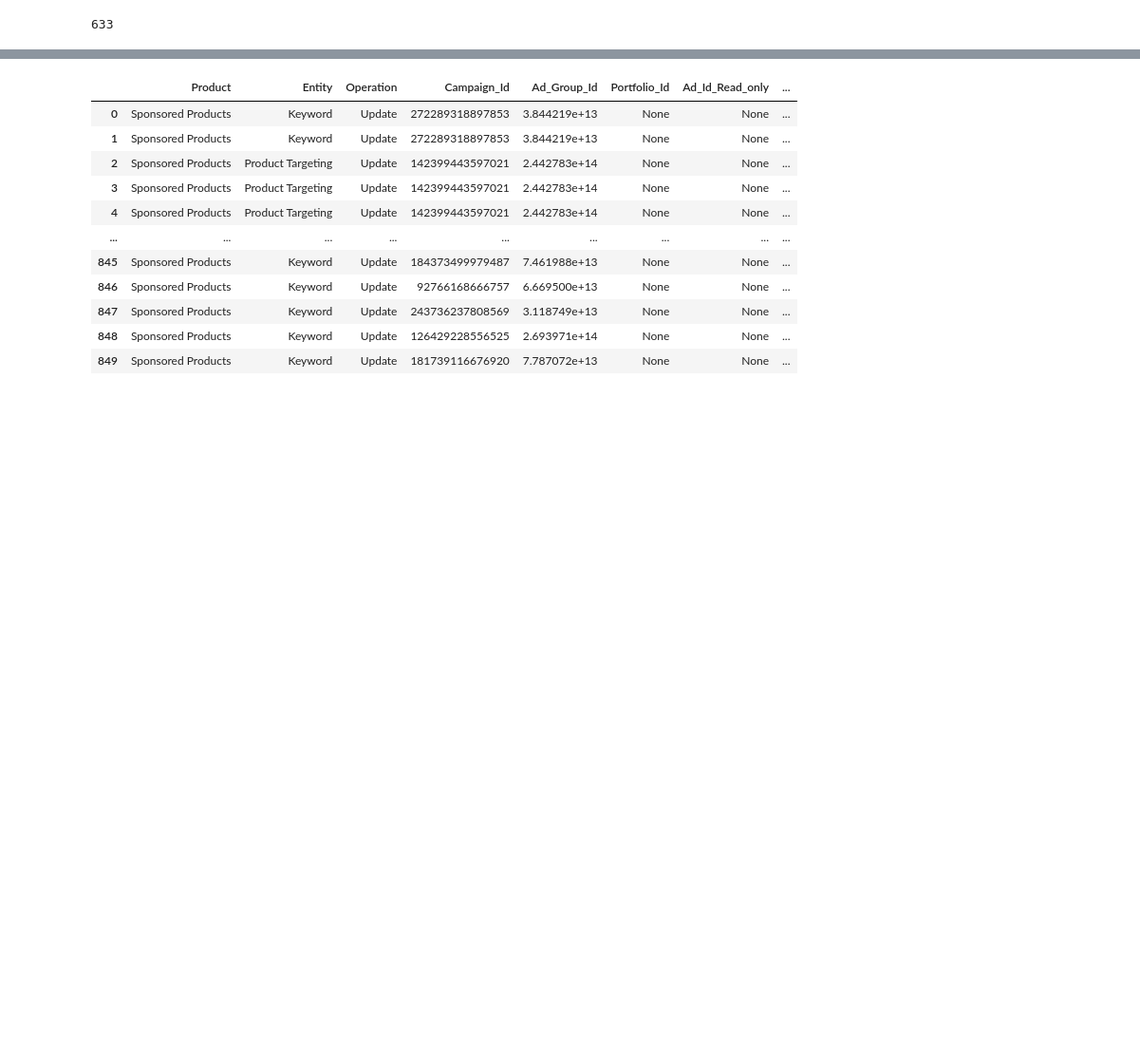
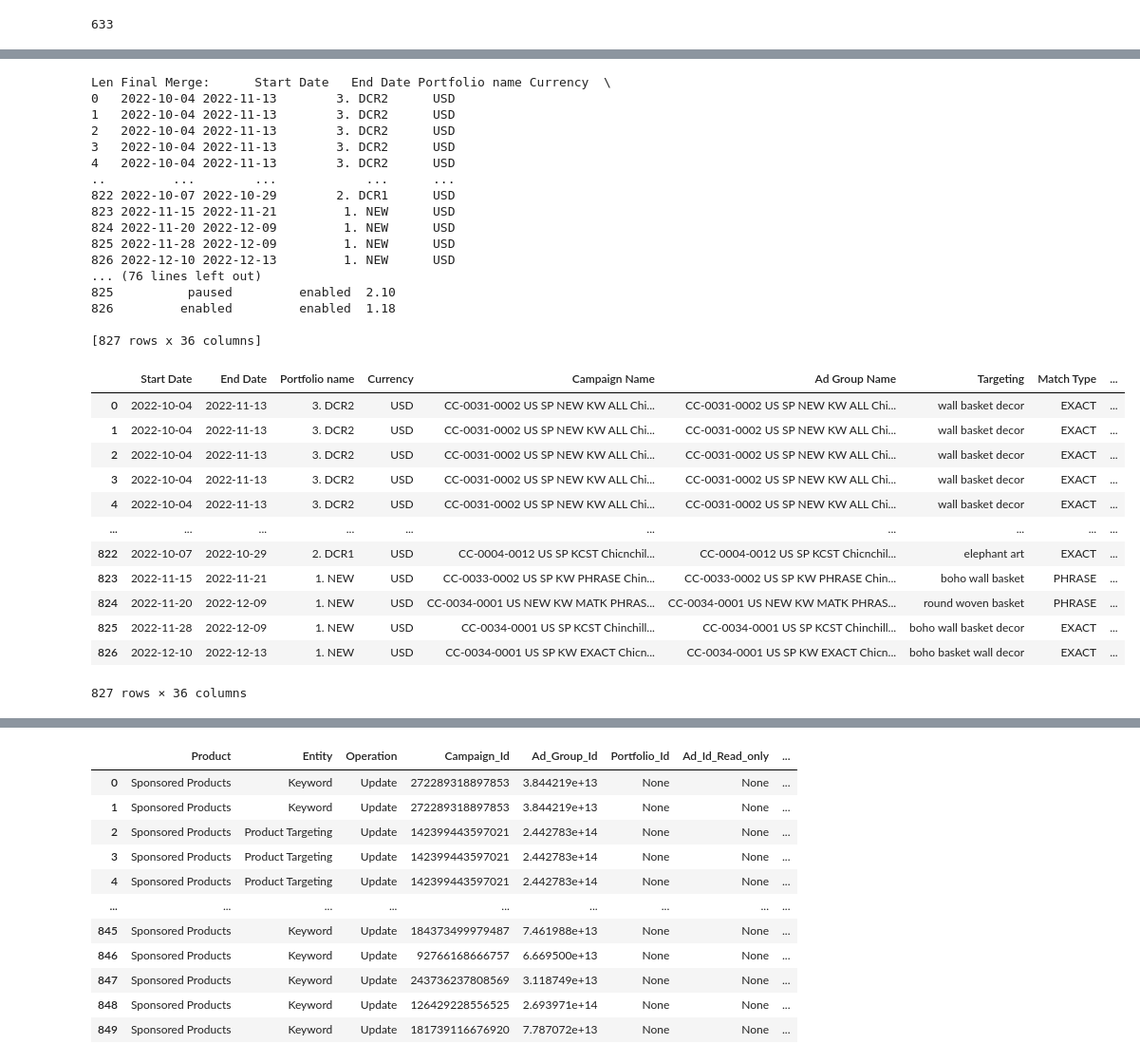
Before and after one commit to KDool/Ads-aws-excel, a Jupyter notebook: Code/down_bid.ipynb, the cells around one changed output, grey strips where cells are left out. Shown: that part at 95% size. Cells and saved outputs as stored; diff of their text form; code cells hidden in the pictures; blank space fills up the shorter version.

```diff
--- a/Code/down_bid.ipynb
+++ b/Code/down_bid.ipynb
@@ -99,3 +133,37 @@ df_merge
+# %%
+df_final_merge = get_keyword_Bid(filter_withCamID=df_merge,bulk_df=df_bulk)
+df_final_merge
+# %% [output]
+Len Final Merge:      Start Date   End Date Portfolio name Currency  \
+0   2022-10-04 2022-11-13        3. DCR2      USD
+1   2022-10-04 2022-11-13        3. DCR2      USD
+2   2022-10-04 2022-11-13        3. DCR2      USD
+3   2022-10-04 2022-11-13        3. DCR2      USD
+4   2022-10-04 2022-11-13        3. DCR2      USD
+..         ...        ...            ...      ...
+822 2022-10-07 2022-10-29        2. DCR1      USD
+823 2022-11-15 2022-11-21         1. NEW      USD
+824 2022-11-20 2022-12-09         1. NEW      USD
+825 2022-11-28 2022-12-09         1. NEW      USD
+826 2022-12-10 2022-12-13         1. NEW      USD
+... (76 lines left out)
+825          paused         enabled  2.10
+826         enabled         enabled  1.18
+
+[827 rows x 36 columns]
+|  | Start Date | End Date | Portfolio name | Currency | Campaign Name | Ad Group Name | Targeting | Match Type | ... |
+| 0 | 2022-10-04 | 2022-11-13 | 3. DCR2 | USD | CC-0031-0002 US SP NEW KW ALL Chi... | CC-0031-0002 US SP NEW KW ALL Chi... | wall basket decor | EXACT | ... |
+| 1 | 2022-10-04 | 2022-11-13 | 3. DCR2 | USD | CC-0031-0002 US SP NEW KW ALL Chi... | CC-0031-0002 US SP NEW KW ALL Chi... | wall basket decor | EXACT | ... |
+| 2 | 2022-10-04 | 2022-11-13 | 3. DCR2 | USD | CC-0031-0002 US SP NEW KW ALL Chi... | CC-0031-0002 US SP NEW KW ALL Chi... | wall basket decor | EXACT | ... |
+| 3 | 2022-10-04 | 2022-11-13 | 3. DCR2 | USD | CC-0031-0002 US SP NEW KW ALL Chi... | CC-0031-0002 US SP NEW KW ALL Chi... | wall basket decor | EXACT | ... |
+| 4 | 2022-10-04 | 2022-11-13 | 3. DCR2 | USD | CC-0031-0002 US SP NEW KW ALL Chi... | CC-0031-0002 US SP NEW KW ALL Chi... | wall basket decor | EXACT | ... |
+| ... | ... | ... | ... | ... | ... | ... | ... | ... | ... |
+| 822 | 2022-10-07 | 2022-10-29 | 2. DCR1 | USD | CC-0004-0012 US SP KCST Chicnchil... | CC-0004-0012 US SP KCST Chicnchil... | elephant art | EXACT | ... |
+| 823 | 2022-11-15 | 2022-11-21 | 1. NEW | USD | CC-0033-0002 US SP KW PHRASE Chin... | CC-0033-0002 US SP KW PHRASE Chin... | boho wall basket | PHRASE | ... |
+| 824 | 2022-11-20 | 2022-12-09 | 1. NEW | USD | CC-0034-0001 US NEW KW MATK PHRAS... | CC-0034-0001 US NEW KW MATK PHRAS... | round woven basket | PHRASE | ... |
+| 825 | 2022-11-28 | 2022-12-09 | 1. NEW | USD | CC-0034-0001 US SP KCST Chinchill... | CC-0034-0001 US SP KCST Chinchill... | boho wall basket decor | EXACT | ... |
+| 826 | 2022-12-10 | 2022-12-13 | 1. NEW | USD | CC-0034-0001 US SP KW EXACT Chicn... | CC-0034-0001 US SP KW EXACT Chicn... | boho basket wall decor | EXACT | ... |
+827 rows × 36 columns
 # %%
 df_merge.drop_duplicates(inplace=True)
 df_merge
```
Also changed, not shown: parts of 6 cells of this notebook, 3 other files.
